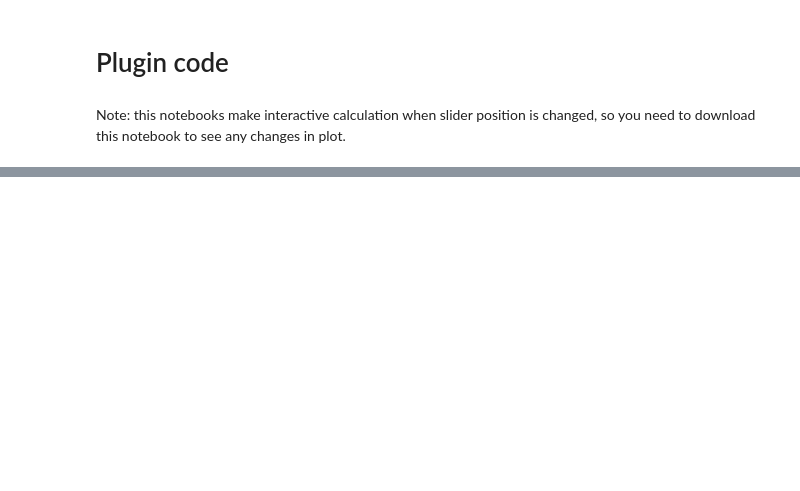
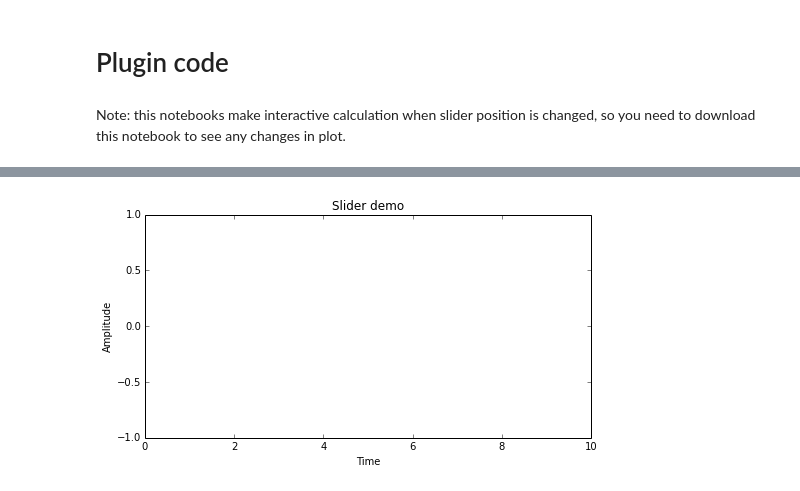
Before and after one commit to mpld3/mpld3, a Jupyter notebook: notebooks/sliderPlugin.ipynb, the cells around one changed output, grey strips where cells are left out. Saved outputs shown, nothing was run; the diff lists cells and outputs as text; code cells hidden in the pictures; blank space fills up the shorter version.

```diff
--- a/notebooks/sliderPlugin.ipynb
+++ b/notebooks/sliderPlugin.ipynb
@@ -24,7 +22,7 @@ class SliderView(mpld3.plugins.PluginBase):
     SliderViewPlugin.prototype.draw = function(){
       var line = mpld3.get_element(this.props.idline);
 
-      var div = d3.select("#myfig");
+      var div = d3.select("#" + this.fig.figid);
 
       // Create slider
       div.append("input").attr("type", "range").attr("min", 0).attr("max", 10).attr("step", 0.1)
@@ -89,12 +87,7 @@ ax.set_ylabel('Amplitude')
 # create the line object
 line, = ax.plot(t, y, '-w', lw=3, alpha=0.5)
 ax.set_ylim(-1, 1)
-
 ax.set_title("Slider demo")
 
 mpld3.plugins.connect(fig, SliderView(line))
-
-#mpld3.show()
-from IPython import display
-display.HTML(mpld3.fig_to_html(fig, figid='myfig'))
 # %% [output]
@@ -101,0 +94 @@ display.HTML(mpld3.fig_to_html(fig, figid='myfig'))
+[figure, added]
```
Also changed, not shown: parts of 2 cells of this notebook.
